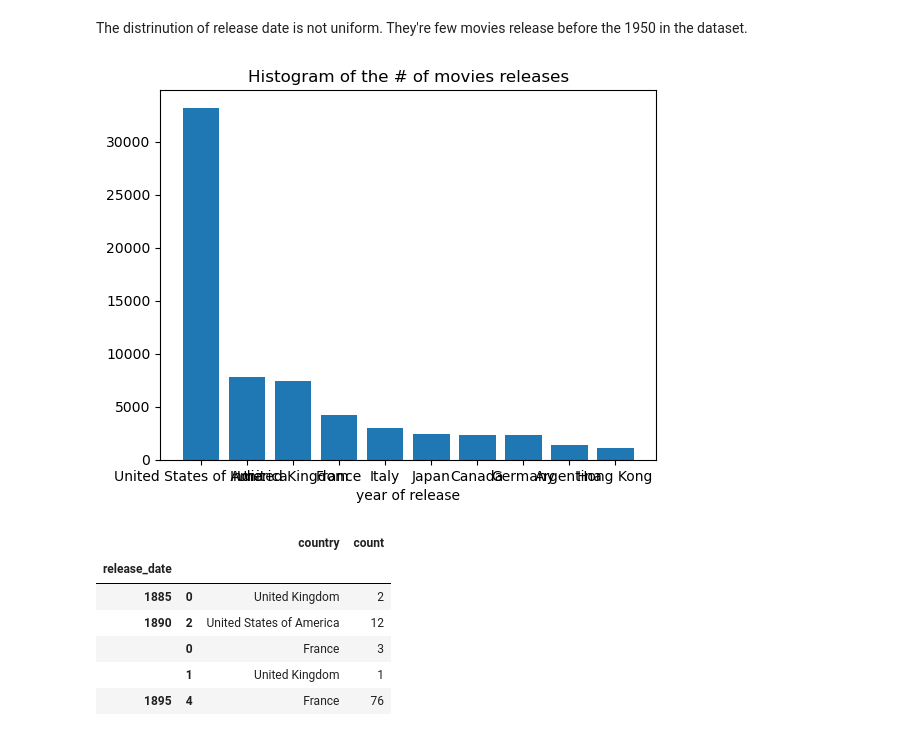
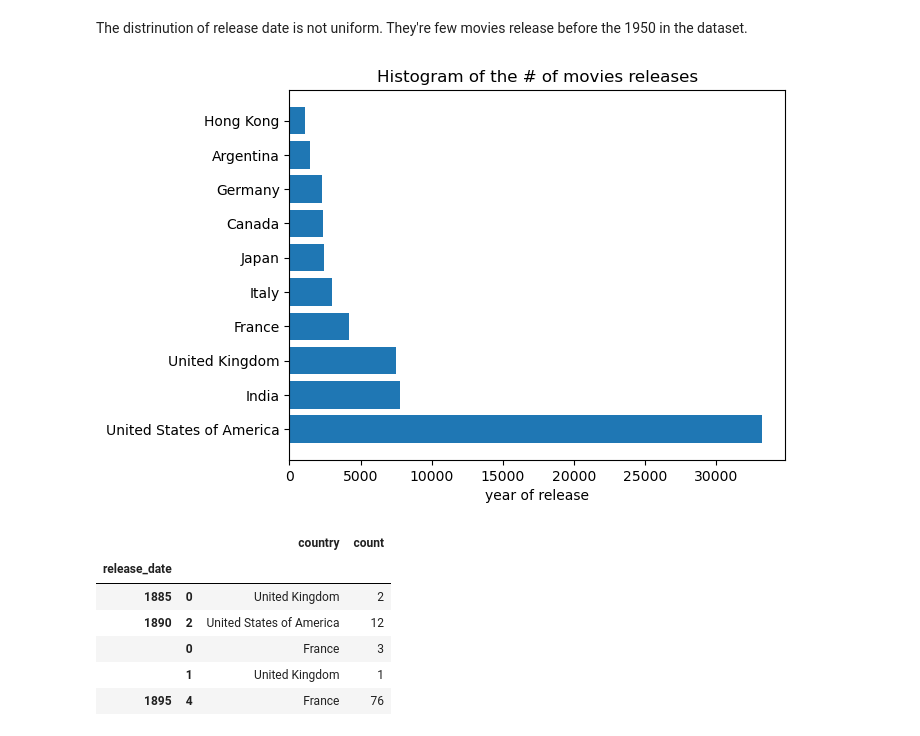
Before and after one commit to epfl-ada/ada-2022-project-error141, a Jupyter notebook: data_exploration_AD.ipynb, the cells around one changed output. Drawn from its saved outputs; the diff is of its cells as text; code cells hidden in the pictures.

```diff
--- a/data_exploration_AD.ipynb
+++ b/data_exploration_AD.ipynb
@@ -58,15 +58,15 @@ The distrinution of release date is not uniform. They're few movies release befo
 # %%
 #Let's look at the country of origin of the movies
 country, count_country =  np.unique((list(chain.from_iterable(movie_metadata.country))),return_counts=True)
 count_country = pd.DataFrame(count_country, index = country, columns=['count'])
 count_country = count_country.sort_values(by=['count'], ascending=False)
 
 #Let's only look at the top 10 producing movie country
-plt.bar(count_country.iloc[0:10].index, np.squeeze(count_country.iloc[0:10].values))
-plt.xlabel('year of release'); plt.title('Histogram of the # of movies releases')
+plt.barh(count_country.iloc[0:10].index, np.squeeze(count_country.iloc[0:10].values))
+plt.xlabel('year of release',); plt.title('Histogram of the # of movies releases')
 plt.show()
 # %% [output]
-[figure, old version]
+[figure, new version]
 # %%
 def get_count_country(x):
     country, count_country = np.unique((list(chain.from_iterable(x))),return_counts=True)
```
Also changed, not shown: parts of 15 cells of this notebook, 1 other file.
